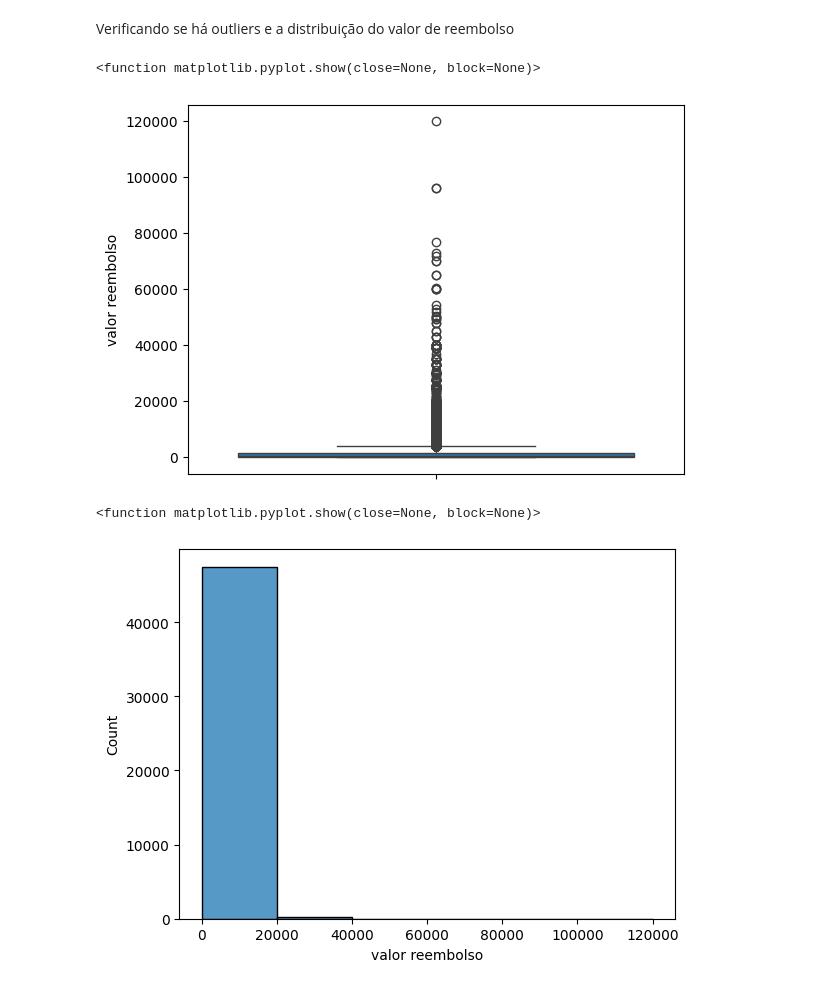
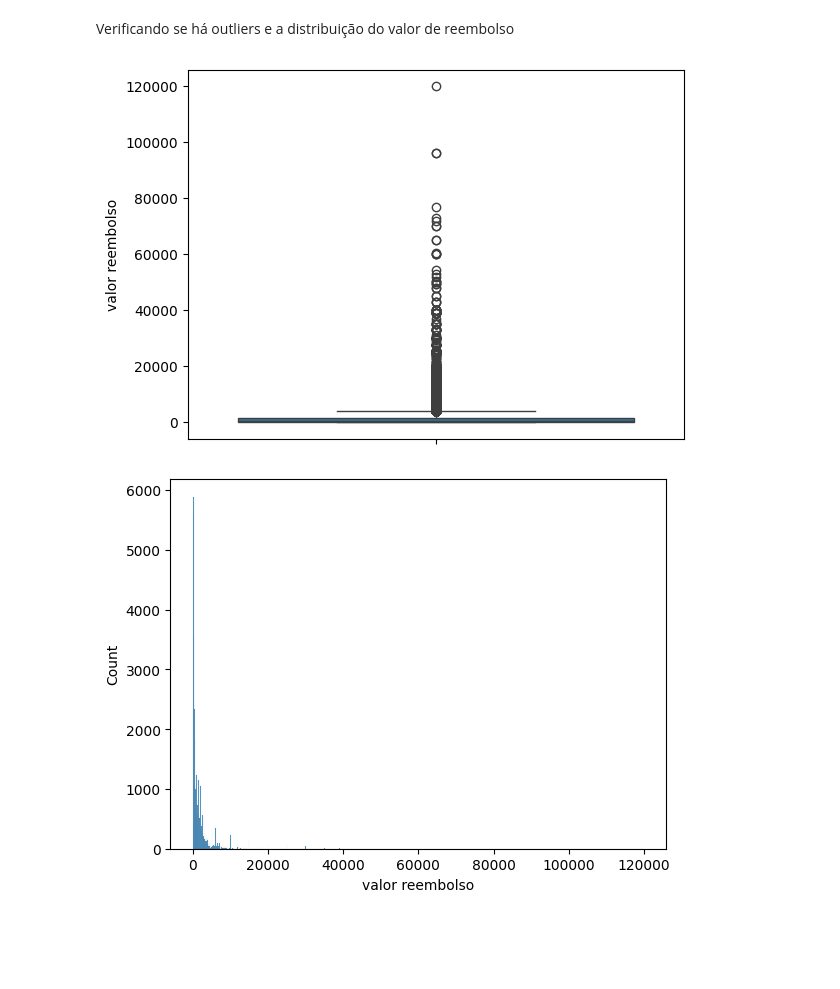
Before and after one commit to jeniferGoncalvesDaSilvaDev/7daysofcode-ds-alura2, a Jupyter notebook: desafio_7daysofcode_ds_alura.ipynb, the cells around one changed output. Saved outputs shown, nothing was run; the diff lists cells and outputs as text; code cells hidden in the pictures; blank space fills up the shorter version.

```diff
--- a/desafio_7daysofcode_ds_alura.ipynb
+++ b/desafio_7daysofcode_ds_alura.ipynb
@@ -558,13 +560,23 @@ valor_reembolso = df_novo_5['valor reembolso']
 Verificando se há outliers e a distribuição do valor de reembolso
 # %%
 sb.boxplot(valor_reembolso)
-plt.show
+plt.show()
 # %% [output]
-<function matplotlib.pyplot.show(close=None, block=None)>
 [figure]
+# %%
+import numpy as np
+
+# Função para calcular o IQR
+q75, q25 = np.percentile(valor_reembolso, [75 ,25])
+IQR = q75 - q25
+
+# Largura do bin pela regra de Freedman-Diaconis
+bin_width = 2 * IQR / (len(valor_reembolso) ** (1 / 3))
+
+# Número de bins
+num_bins = int(np.ceil((valor_reembolso.max() - valor_reembolso.min()) / bin_width))
 # %%
-sb.histplot(valor_reembolso, bins=6)
-plt.show
+sb.histplot(valor_reembolso, bins=num_bins)
+plt.show()
 # %% [output]
-<function matplotlib.pyplot.show(close=None, block=None)>
-[figure, old version]
+[figure, new version]
```
Also changed, not shown: parts of 3 cells of this notebook.
